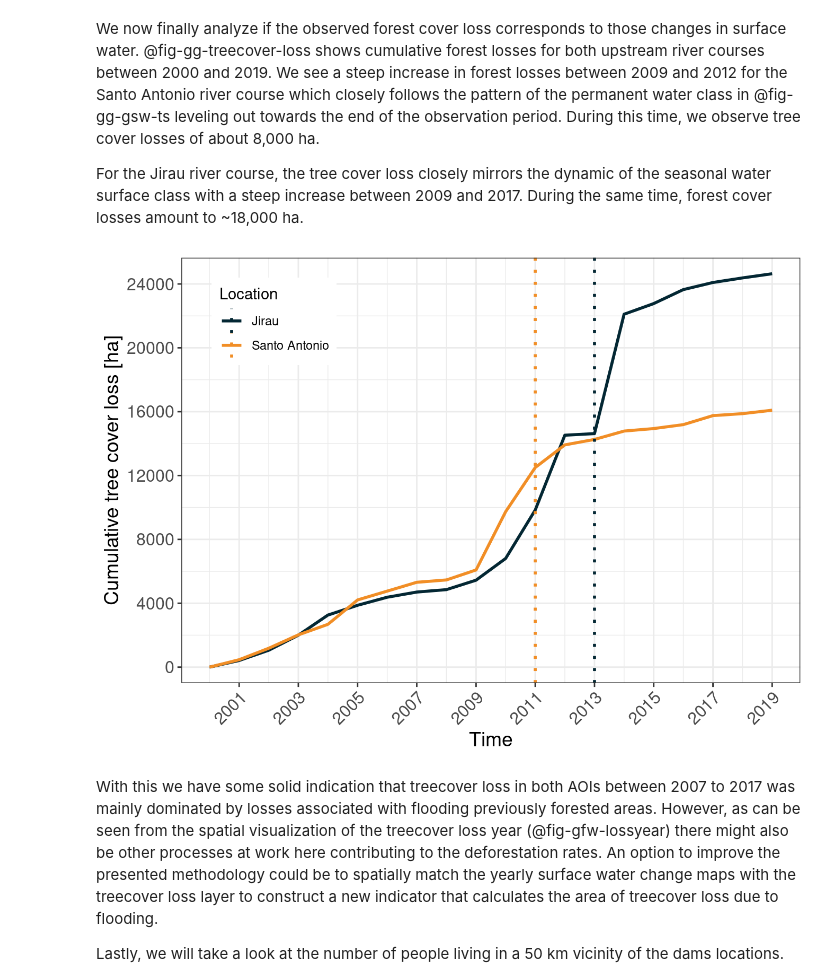
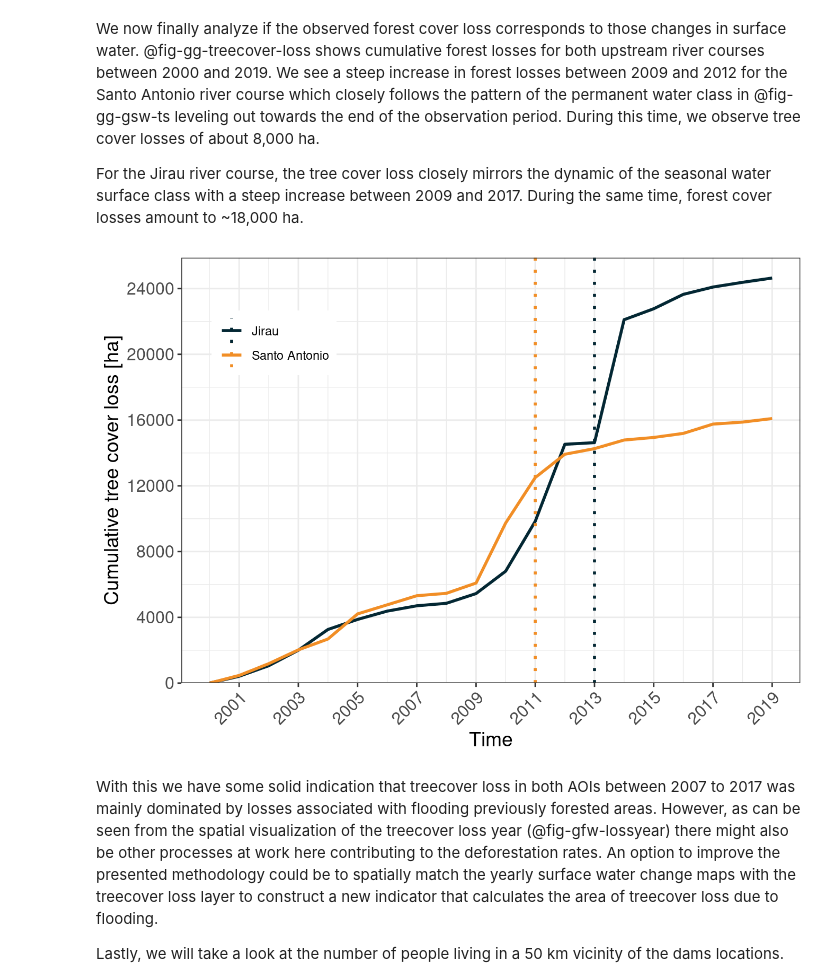
Before and after one commit to mapme-initiative/demo-madeira, a Jupyter notebook: index.embed.ipynb, the cells around one changed output. Saved outputs shown, nothing was run; the diff lists cells and outputs as text; code cells hidden in the pictures.

```diff
--- a/index.embed.ipynb
+++ b/index.embed.ipynb
@@ -607,7 +607,8 @@ my_theme <- function() {
     theme_bw() +
         theme(
         legend.position = "inside",
-        legend.position.inside = c(.15, .85),
+        legend.title = element_blank(),
+        legend.position.inside = c(.15, .80),
         axis.text = element_text(size = 12, ),
         axis.title = element_text(size = 14),
         axis.text.x = element_text(angle = 45, vjust = 1, hjust = 1)
@@ -622,7 +623,7 @@ upstreams |>
     ggplot(aes(x = variable, y = value, fill = name)) +
     geom_bar(stat = "identity", position = "dodge") +
     scale_fill_manual(values = colors) +
-    scale_y_continuous(breaks = seq(0, 16000, 2000), expand = c(0,0)) +
+    scale_y_continuous(breaks = seq(0, 12000, 2000), expand = expansion(mult = c(0, .1))) +
     labs(x = "Transition category", y = "Area [ha]", fill = "Location") +
     my_theme()
 # %% [output]
@@ -674,35 +675,35 @@ upstreams$treecover_area[[1]]
 #>  3 2002-01-01 00:00:00 treecover ha    49511.
 #>  4 2003-01-01 00:00:00 treecover ha    48674.
 #>  5 2004-01-01 00:00:00 treecover ha    48013.
 #>  6 2005-01-01 00:00:00 treecover ha    46485.
 #>  7 2006-01-01 00:00:00 treecover ha    45933.
 #>  8 2007-01-01 00:00:00 treecover ha    45379.
 #>  9 2008-01-01 00:00:00 treecover ha    45234.
 #> 10 2009-01-01 00:00:00 treecover ha    44609.
 #> 11 2010-01-01 00:00:00 treecover ha    40959.
 #> 12 2011-01-01 00:00:00 treecover ha    38192.
 #> 13 2012-01-01 00:00:00 treecover ha    36774.
 #> 14 2013-01-01 00:00:00 treecover ha    36432.
 #> 15 2014-01-01 00:00:00 treecover ha    35908.
 #> 16 2015-01-01 00:00:00 treecover ha    35751.
 #> 17 2016-01-01 00:00:00 treecover ha    35506.
 #> 18 2017-01-01 00:00:00 treecover ha    34940.
 #> 19 2018-01-01 00:00:00 treecover ha    34818.
 #> 20 2019-01-01 00:00:00 treecover ha    34601.
 
 upstreams |>
     portfolio_long(indicators = "treecover_area", drop_geoms = TRUE) |>
     mutate(loss = cumsum(abs(c(0, diff(value)))), .by = name) |>
     ggplot(aes(x = datetime, y = loss, color = name)) +
     geom_line(lwd = 1) +
     geom_vline(aes(xintercept = start_flooding, color = name), lwd = 1, linetype = 3) +
     scale_color_manual(values = colors) +
     scale_x_datetime(date_labels = "%Y", date_breaks = "2 years", date_minor_breaks = "1 years")  +
-    scale_y_continuous(breaks = seq(0, 24000, 4000), expand = c(0,1000)) +
+    scale_y_continuous(breaks = seq(0, 24000, 4000), expand = expansion(mult = c(0, .05))) +
     labs(x = "Time", y = "Cumulative tree cover loss [ha]", color = "Location") +
     my_theme()
 # %% [output]
-[figure, old version]
+[figure, new version]
 # %% [markdown]
 With this we have some solid indication that treecover loss in both AOIs between 2007 to 2017 was mainly dominated by losses associated with flooding previously forested areas. However, as can be seen from the spatial visualization of the treecover loss year (@fig-gfw-lossyear) there might also be other processes at work here contributing to the deforestation rates. An option to improve the presented methodology could be to spatially match the yearly surface water change maps with the treecover loss layer to construct a new indicator that calculates the area of treecover loss due to flooding.
 
```
Also changed, not shown: parts of 4 cells of this notebook, 8 other files.
